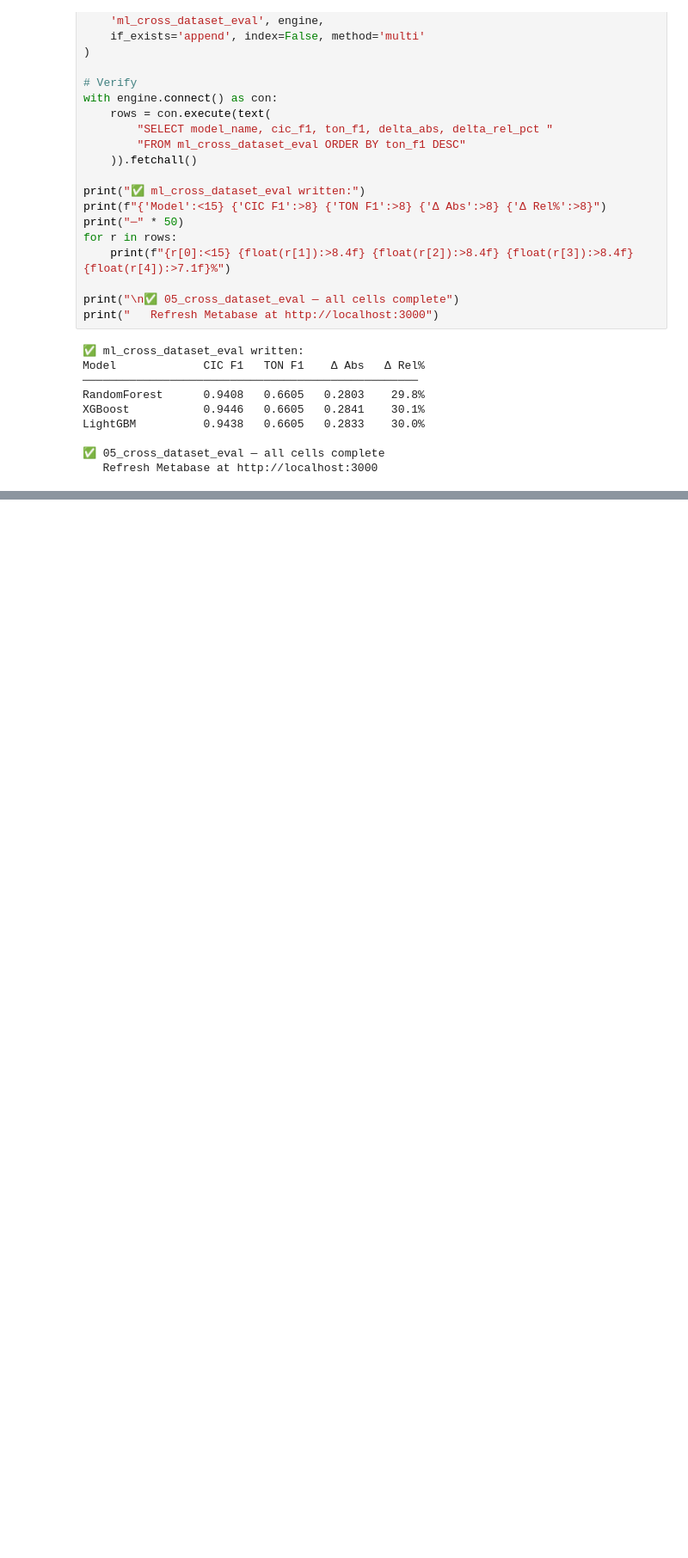
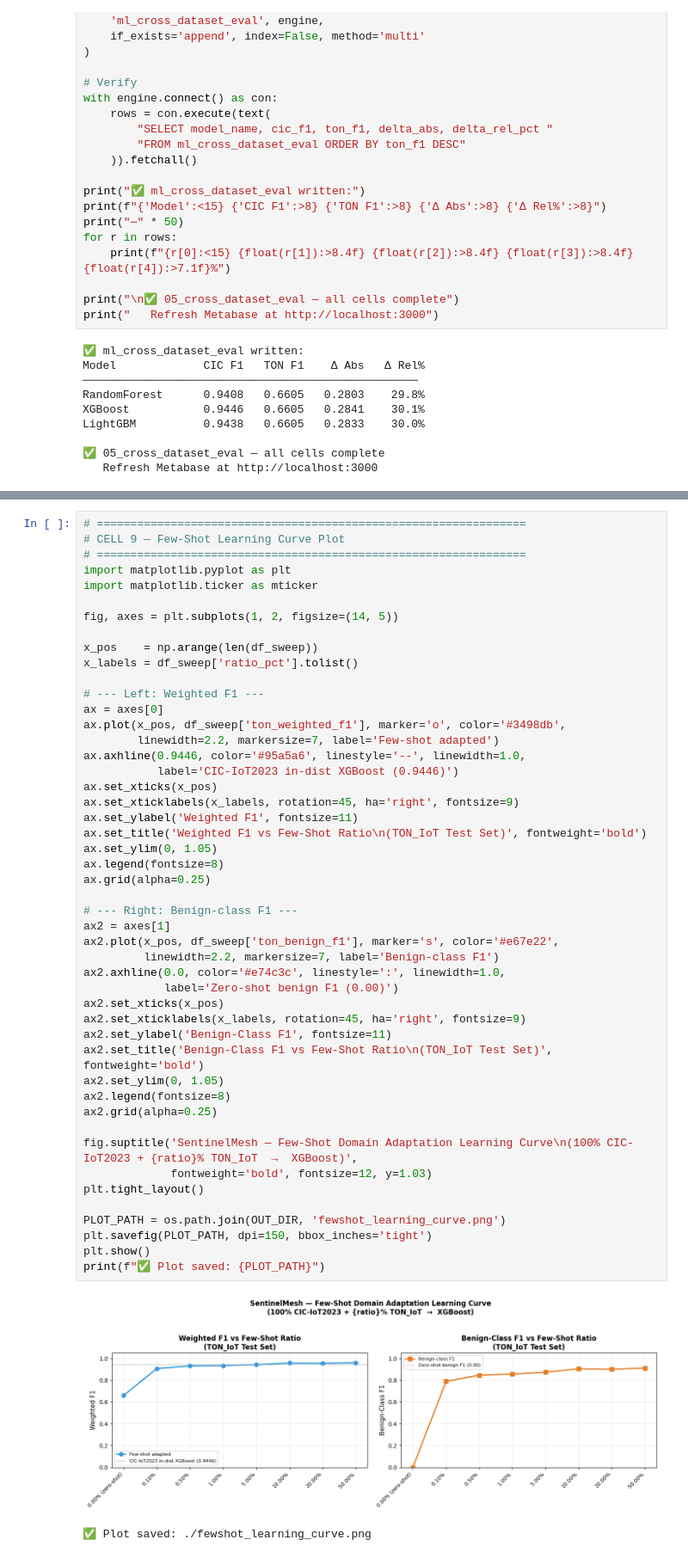
Before and after one commit to MannyMols/sentinelmesh, a Jupyter notebook: notebooks/05_cross_dataset_eval.ipynb, the cells around one changed output, grey strips where cells are left out. Shown at 86% size. Drawn from its saved outputs; the diff is of its cells as text; blank space fills up the shorter version.

Commit message:
docs: add Stage 1-5 structure and abstracts to notebooks 00-05; add fewshot learning curve plots and ratio sweep CSV

```diff
--- a/notebooks/05_cross_dataset_eval.ipynb
+++ b/notebooks/05_cross_dataset_eval.ipynb
@@ -836,0 +978,51 @@ LightGBM          0.9438   0.6605   0.2833    30.0%
+# %%
+# ================================================================
+# CELL 9 — Few-Shot Learning Curve Plot
+# ================================================================
+import matplotlib.pyplot as plt
+import matplotlib.ticker as mticker
+
+fig, axes = plt.subplots(1, 2, figsize=(14, 5))
+
+x_pos    = np.arange(len(df_sweep))
+x_labels = df_sweep['ratio_pct'].tolist()
+
+# --- Left: Weighted F1 ---
+ax = axes[0]
+ax.plot(x_pos, df_sweep['ton_weighted_f1'], marker='o', color='#3498db',
+        linewidth=2.2, markersize=7, label='Few-shot adapted')
+ax.axhline(0.9446, color='#95a5a6', linestyle='--', linewidth=1.0,
+           label='CIC-IoT2023 in-dist XGBoost (0.9446)')
+ax.set_xticks(x_pos)
+ax.set_xticklabels(x_labels, rotation=45, ha='right', fontsize=9)
+ax.set_ylabel('Weighted F1', fontsize=11)
+ax.set_title('Weighted F1 vs Few-Shot Ratio\n(TON_IoT Test Set)', fontweight='bold')
+ax.set_ylim(0, 1.05)
+ax.legend(fontsize=8)
+ax.grid(alpha=0.25)
+
+# --- Right: Benign-class F1 ---
+ax2 = axes[1]
+ax2.plot(x_pos, df_sweep['ton_benign_f1'], marker='s', color='#e67e22',
+         linewidth=2.2, markersize=7, label='Benign-class F1')
+ax2.axhline(0.0, color='#e74c3c', linestyle=':', linewidth=1.0,
+            label='Zero-shot benign F1 (0.00)')
+ax2.set_xticks(x_pos)
+ax2.set_xticklabels(x_labels, rotation=45, ha='right', fontsize=9)
+ax2.set_ylabel('Benign-Class F1', fontsize=11)
+ax2.set_title('Benign-Class F1 vs Few-Shot Ratio\n(TON_IoT Test Set)', fontweight='bold')
+ax2.set_ylim(0, 1.05)
+ax2.legend(fontsize=8)
+ax2.grid(alpha=0.25)
+
+fig.suptitle('SentinelMesh — Few-Shot Domain Adaptation Learning Curve\n(100% CIC-IoT2023 + {ratio}% TON_IoT  →  XGBoost)',
+             fontweight='bold', fontsize=12, y=1.03)
+plt.tight_layout()
+
+PLOT_PATH = os.path.join(OUT_DIR, 'fewshot_learning_curve.png')
+plt.savefig(PLOT_PATH, dpi=150, bbox_inches='tight')
+plt.show()
+print(f"✅ Plot saved: {PLOT_PATH}")
+# %% [output]
+[figure, added]
+✅ Plot saved: ./fewshot_learning_curve.png
```
Also changed, not shown: parts of 10 cells of this notebook, 8 other files.
